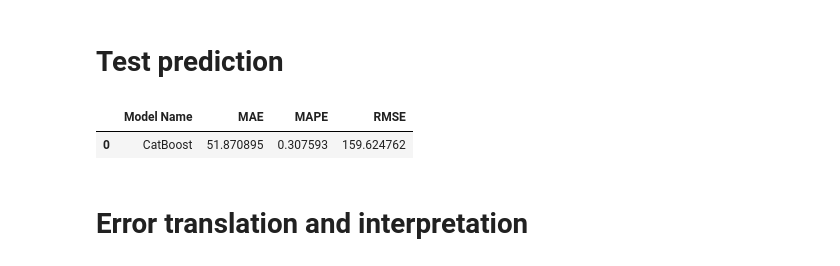
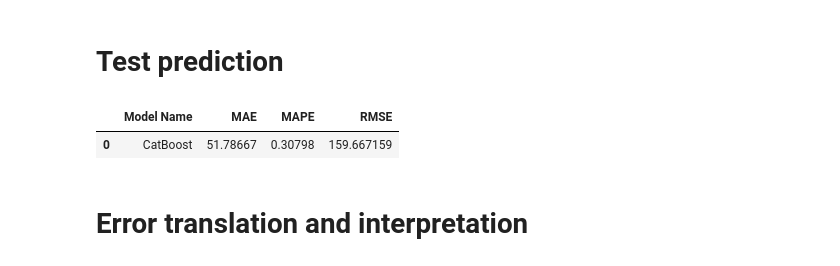
Before and after one commit to Eduardo-95-DS/lighthouse-challenge, a Jupyter notebook: notebooks/look_5.0-ear-model_apply.ipynb, the cells around one changed output. Saved outputs shown, nothing was run; the diff lists cells and outputs as text; code cells hidden in the pictures.

```diff
--- a/notebooks/look_5.0-ear-model_apply.ipynb
+++ b/notebooks/look_5.0-ear-model_apply.ipynb
@@ -107,6 +107,15 @@ def count_words (list):
 
     return word_counts
 
+
+high_price = ['townhouse', 'luxury','hidde2','penthouse', 'chelsea', 'superbowl',
+                     'suite', 'soho', 'duplex', 'events', 'tribeca', 'film',
+                     'service', 'tower', 'beekman', '3br', 'terrace']
+
+low_price=['1br','harlem','br' , 'near','bushwick', 'harlem','close', 'subway',
+       'train','bushwick', 'shared', 'subway', 'train', 'close', 'jfk',
+       'heights', 'comfortable', 'lga', 'queens']
+
 def categorize_listing(row):
     if row['bairro_group'] == 'Manhattan' and row['room_type'] == 'Entire home/apt' and any(keyword in row['nome'] for keyword in high_price):
         return 'classy'
@@ -348,73 +411,78 @@ result
 # **Test prediction**
 # %%
 df_raw=pd.read_csv('../datasets/raw.csv')
-cat=pickle.load(open('../model/model_lighthouse.pkl','rb'))
 
-def results(df_raw):
+model=pickle.load(open('../model/model_lighthouse.pkl','rb'))
+target_bairro=pickle.load (open('../parameters/target_bairro.pkl','rb'))
+target_category=pickle.load (open('../parameters/target_category.pkl','rb'))
+target_room_type=pickle.load (open('../parameters/target_room_type.pkl','rb'))
+target_bairro_group=pickle.load (open('../parameters/target_bairro_group.pkl','rb'))
 
-    x_train, y_train, x_val, y_val, x_test, y_test = train_valid_test_split(df_raw,
+def test_results(df):
+
+    df=df_raw.copy()
+
+    x_train, y_train, x_val, y_val, x_test, y_test = train_valid_test_split(df,
                                                             target = 'price',
                                                             train_size=0.8, valid_size=0.1, test_size=0.1,
                                                             random_state=42)
 
-    y_train=np.log1p(y_train)
-    y_val=np.log1p(y_val)
+    # change types
+    x_test['ultima_review'] = pd.to_datetime(x_test['ultima_review'])
+
+    # nas
+    x_test['reviews_por_mes'] = np.where(x_test['reviews_por_mes'].isna(), 0, x_test['reviews_por_mes'])
+
+    cols = ['nome','host_name']
+    x_test[cols] = np.where(x_test[cols].isna(), 'desconhecido', x_test[cols])
+
+    # feature creation
+    # category
+    x_test['category'] = x_test.apply(categorize_listing, axis=1)
+
+    # ultima review
+    # preenchendo nans com um dia depois da última data do dataset
+    x_test['ultima_review'] = x_test['ultima_review'].fillna('2019-07-09')
+    # calculando a diferença de dias desde o dia mais recente até a última review
+    ref_date = pd.to_datetime('2019-07-09')
+    x_test['ultima_review'] = (x_test['ultima_review'] - ref_date).dt.days * -1
+
+    # data preparation
+    # rescaling
     y_test=np.log1p(y_test)
 
-    # bairro_group
-    x_train=pd.get_dummies(x_train,prefix=['bairro_group'],columns=['bairro_group'])
-    x_val=pd.get_dummies(x_val,prefix=['bairro_group'],columns=['bairro_group'])
-    x_test=pd.get_dummies(x_test,prefix=['bairro_group'],columns=['bairro_group'])
+    # encoders
+    x_test=target_bairro.transform(x_test)
+    x_test=target_category.transform(x_test)
+    x_test=target_room_type.transform(x_test)
+    x_test=target_bairro_group.transform(x_test)
 
-    # bairro
-    te = TargetEncoder(cols=['bairro'])
-    x_train = te.fit_transform(x_train, y_train)
-    x_val = te.transform(x_val)
-    x_test = te.transform(x_test)
-
-    # room_type
-    x_train=pd.get_dummies(x_train,prefix=['room_type'],columns=['room_type'])
-    x_val=pd.get_dummies(x_val,prefix=['room_type'],columns=['room_type'])
-    x_test=pd.get_dummies(x_test,prefix=['room_type'],columns=['room_type'])
-
-    X_train=x_train[['bairro',
-           'minimo_noites', 'numero_de_reviews', 'calculado_host_listings_count',
-           'disponibilidade_365', 'latitude', 'longitude',
-           'room_type_Entire home/apt', 'room_type_Private room',
-           'room_type_Shared room']]
-
-    X_val=x_val[['bairro',
-           'minimo_noites', 'numero_de_reviews', 'calculado_host_listings_count',
-           'disponibilidade_365', 'latitude', 'longitude',
-           'room_type_Entire home/apt', 'room_type_Private room',
-           'room_type_Shared room']]
-
-    X_test=x_test[['bairro',
-           'minimo_noites', 'numero_de_reviews', 'calculado_host_listings_count',
-           'disponibilidade_365', 'latitude', 'longitude',
-           'room_type_Entire home/apt', 'room_type_Private room',
-           'room_type_Shared room']]
+    # feature selection
+    X_test=x_test[['bairro', 'bairro_group','ultima_review',
+       'minimo_noites', 'numero_de_reviews', 'calculado_host_listings_count',
+       'disponibilidade_365', 'latitude','longitude', 'category',
+       'room_type']]
 
     # prediction
-    cat_yhat=cat.predict(X_test)
+    cat_yhat=model.predict(X_test)
 
     mae_cat = mean_absolute_error(np.expm1(y_test), np.expm1(cat_yhat))
     mape_cat = mean_absolute_percentage_error_func(np.expm1(y_test), np.expm1(cat_yhat))
     mse_cat = mean_squared_error(np.expm1(y_test), np.expm1(cat_yhat))
     rmse_cat = np.sqrt(mse_cat)
 
     final_result_cat = pd.DataFrame({'Model Name': 'CatBoost',
                            'MAE': mae_cat,
                            'MAPE': mape_cat,
                            'RMSE': rmse_cat}, index=[0])
 
-    return final_result_cat,  x_test, y_test, cat_yhat
+    return final_result_cat, x_test, y_test, cat_yhat
 
-result, x_test, y_test, cat_yhat  = results(df_raw)
+result, x_test, y_test, cat_yhat = test_results(df_raw)
 result
 # %% [output]
 |  | Model Name | MAE | MAPE | RMSE |
-| 0 | CatBoost | 51.870895 | 0.307593 | 159.624762 |
+| 0 | CatBoost | 51.78667 | 0.30798 | 159.667159 |
 # %% [markdown]
 # **Error translation and interpretation**
 # %%
```
Also changed, not shown: parts of 11 cells of this notebook.
